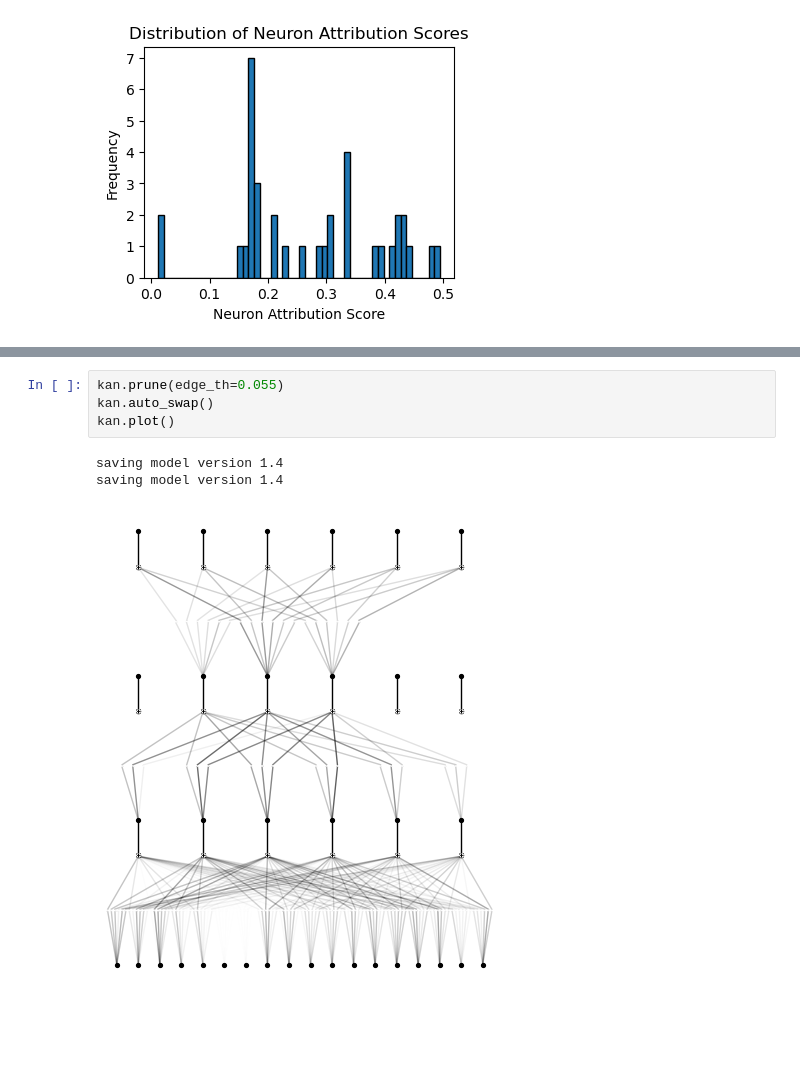
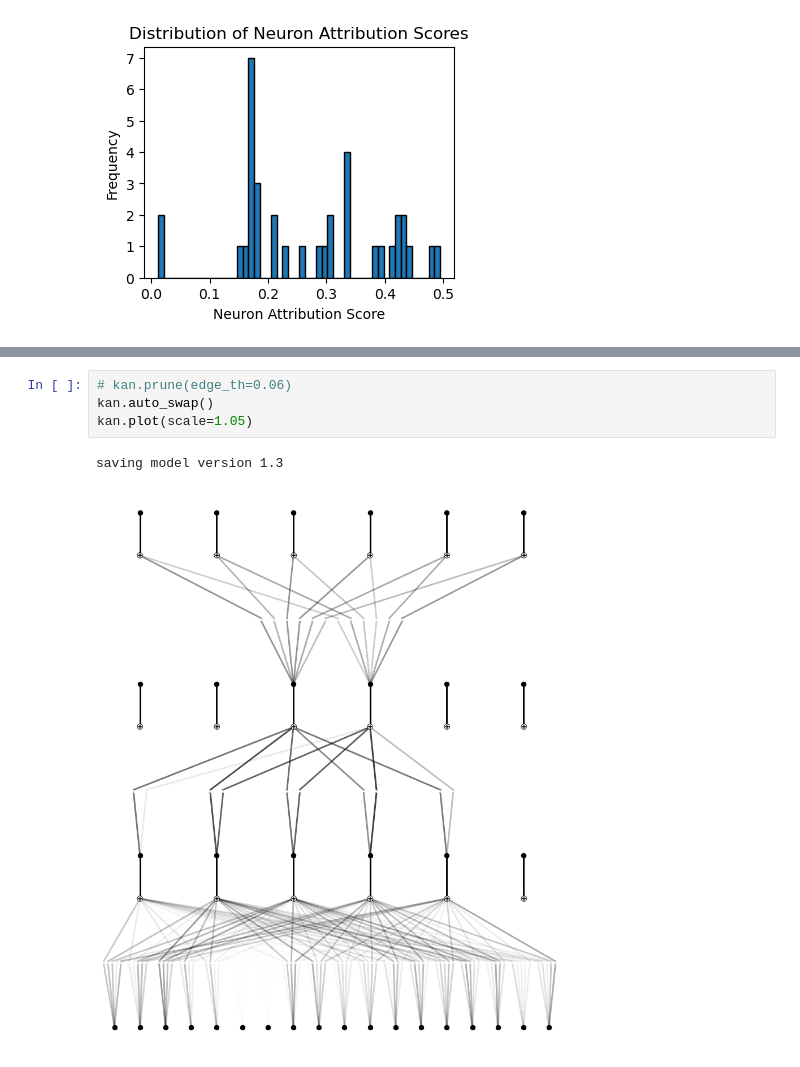
Before and after one commit to zhijin44/LogiKNet, a Jupyter notebook: P1_structurelevel/ KL-h_plot.ipynb, the cells around one changed output, grey strips where cells are left out. Saved outputs shown, nothing was run; the diff lists cells and outputs as text; blank space fills up the shorter version.

```diff
--- a/P1_structurelevel/ KL-h_plot.ipynb
+++ b/P1_structurelevel/ KL-h_plot.ipynb
@@ -299,8 +299,7 @@ saving model version 1.3
 # %%
-kan.prune(edge_th=0.055)
+# kan.prune(edge_th=0.06)
 kan.auto_swap()
-kan.plot()
+kan.plot(scale=1.05)
 # %% [output]
-saving model version 1.4
-saving model version 1.4
+saving model version 1.3
-[figure, old version]
+[figure, new version]
```
Also changed, not shown: parts of 4 cells of this notebook, 50 other files.
